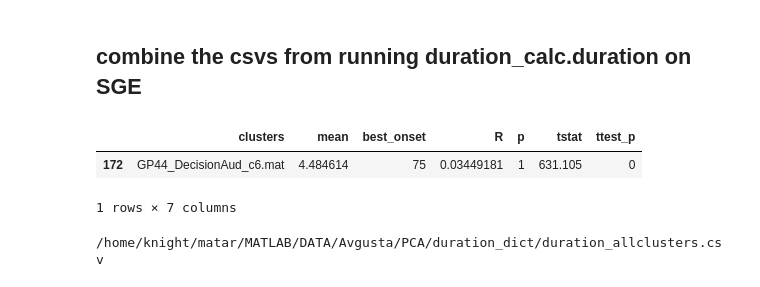
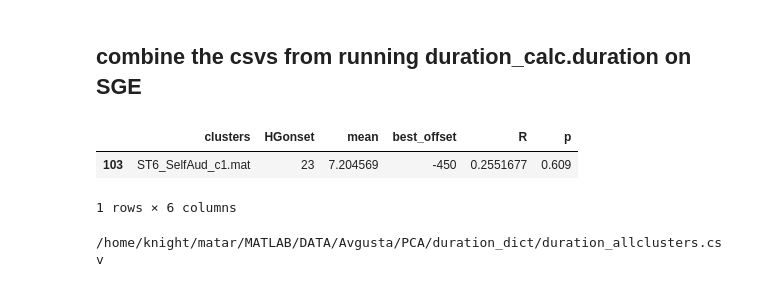
Before and after one commit to matarhaller/ECOGpy, a Jupyter notebook: duration.ipynb, the cells around one changed output. Drawn from its saved outputs; the diff is of its cells as text; code cells hidden in the pictures.

```diff
--- a/duration.ipynb
+++ b/duration.ipynb
@@ -15,7 +15,7 @@ reconlist = pd.ExcelFile(reconlist).parse('Sheet1')
 SJdir = '/home/knight/matar/MATLAB/DATA/Avgusta/'
 datadir = os.path.join(SJdir, 'PCA','duration_dict')
 # %%
-dur = pd.DataFrame(columns =  ['R','p','clusters', 'tstat', 'ttest_p','mean','best_onset'])
+dur = pd.DataFrame(columns =  ['R','p','clusters', 'tstat', 'ttest_p','mean','best_onset', 'onset'])
 # %%
 for x in reconlist.values:
     subj_task, recon, _, _ = x
@@ -23,17 +23,18 @@ for x in reconlist.values:
     if not(isinstance(recon, float)): #recon exists
         file_path = os.path.join(datadir, ''.join([subj_task, '.csv']))
         if os.path.isfile(file_path):
-            a= pd.read_csv(file_path, parse_dates = False)[['R','clusters','p','tstat','ttest_p','mean','best_onset']]
+            a= pd.read_csv(file_path, parse_dates = False)[['R','clusters','p','tstat','ttest_p','mean','best_onset', 'onset']]
             dur = dur.append(a)
 # %%
 dur = dur.reset_index()
-dur = dur[['clusters','mean','best_onset','R','p','tstat','ttest_p']]
+dur = dur[['clusters','onset','mean','best_onset','R','p']]
+dur.columns = ['clusters','HGonset', 'mean', 'best_offset','R','p']
 # %%
-dur[dur.clusters=='GP44_DecisionAud_c6.mat']
+dur[dur.clusters == 'ST6_SelfAud_c1.mat']
 # %% [output]
-|  | clusters | mean | best_onset | R | p | tstat | ttest_p |
-| 172 | GP44_DecisionAud_c6.mat | 4.484614 | 75 | 0.03449181 | 1 | 631.105 | 0 |
+|  | clusters | HGonset | mean | best_offset | R | p |
+| 103 | ST6_SelfAud_c1.mat | 23 | 7.204569 | -450 | 0.2551677 | 0.609 |
-1 rows × 7 columns
+1 rows × 6 columns
 # %%
 filename = os.path.join(SJdir, 'PCA','duration_dict', 'duration_allclusters.csv') #aka in datadir
 print filename
```
Also changed, not shown: parts of 28 cells of this notebook, 6 other files.
